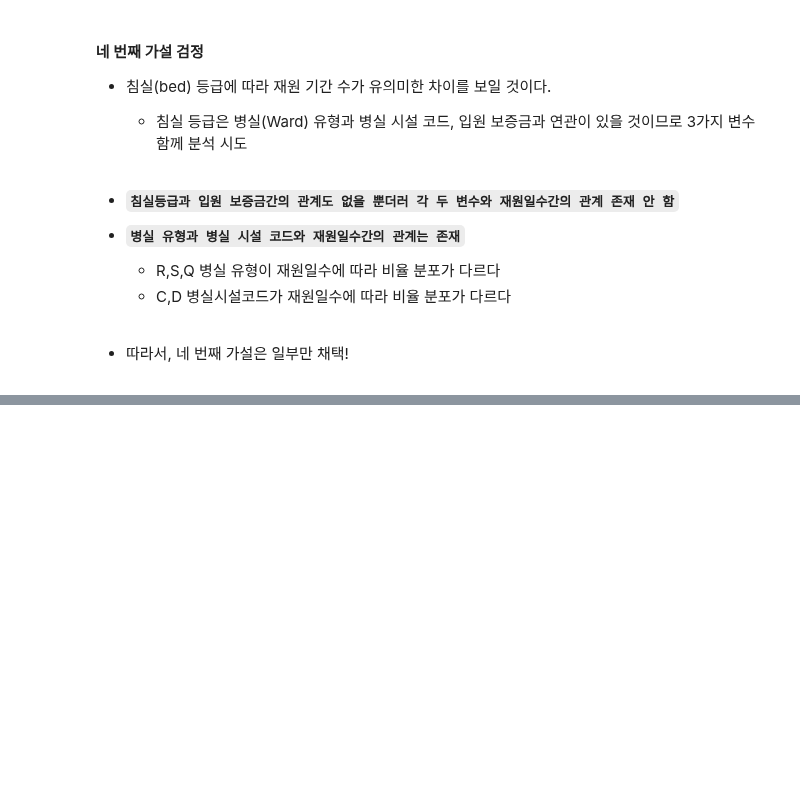
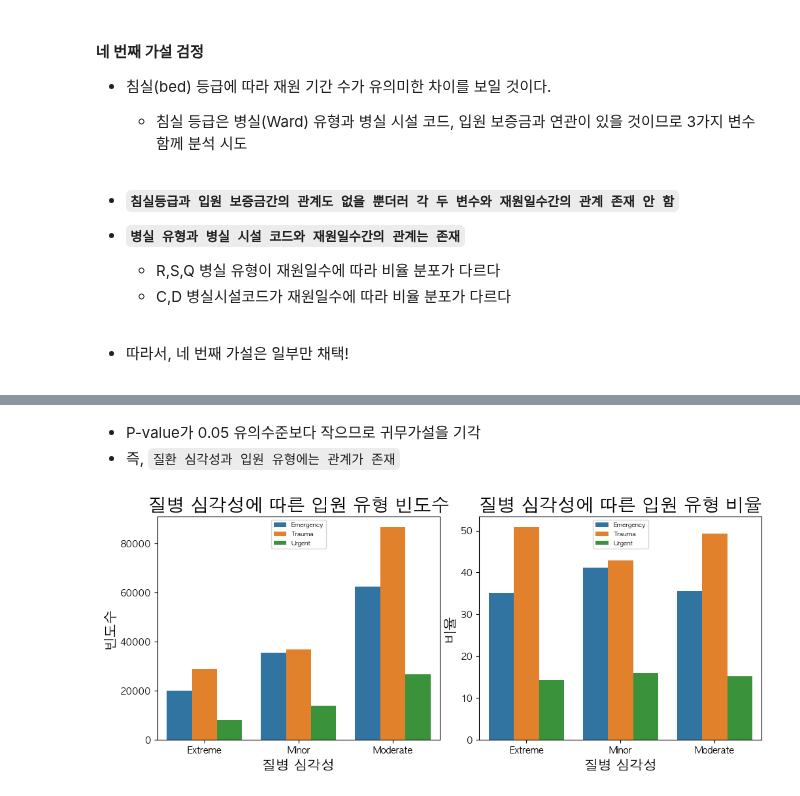
Before and after one commit to young-hun-jo/DataAnalysis, a Jupyter notebook: healthcare_los/analysis_myself.ipynb, the cells around one changed output, grey strips where cells are left out. Drawn from its saved outputs; the diff is of its cells as text; code cells hidden in the pictures; blank space fills up the shorter version.

```diff
--- a/healthcare_los/analysis_myself.ipynb
+++ b/healthcare_los/analysis_myself.ipynb
@@ -931,0 +978,4 @@ Text(0.5, 292.6787439613526, '')
+# %%
+# 질병의 심각성 마다 총 입원환자수가 다르기 때문에 비율로 환산하기 위해 질병의 심각성 각 level의 빈도수 총합을 구하자
+severity = four_df.groupby('Severity of Illness').agg({'Severity of Illness':'count'}).rename(columns={'Severity of Illness':'count'}).reset_index()
+severity
@@ -931,0 +987,5 @@ Text(0.5, 292.6787439613526, '')
+# %%
+# dict comprehension을 이용해 이중리스트를 1차원의 dict형태로 바꾸기!
+groups = severity.values.tolist()
+severity_dict = {group[0]:group[1] for group in groups}
+severity_dict
@@ -931,0 +994,10 @@ Text(0.5, 292.6787439613526, '')
+# %%
+# 질병 심각성 level의 각 총합계가 들어있는 dict를 이용해서 four_df 데이터프레임에서 총 합계 변수 생성
+group_df['severity_sum'] = ''
+for idx in range(len(group_df)):
+    group_df.loc[idx, 'severity_sum'] = severity_dict[group_df.loc[idx, 'Severity of Illness']]
+# %%
+# '비율' 파생변수 생성
+group_df['ratio'] = (group_df['count'] / group_df['severity_sum']) * 100
+group_df['ratio'] = group_df['ratio'].astype(float)
+group_df['ratio'] = group_df['ratio'].round(3)
@@ -931,0 +1051,18 @@ Text(0.5, 292.6787439613526, '')
+# %% [markdown]
+- P-value가 0.05 유의수준보다 작으므로 귀무가설을 기각
+- 즉, ``질환 심각성과 입원 유형에는 관계가 존재``
+# %%
+fig, axes = plt.subplots(figsize=(10,4), ncols=2, dpi=100)
+fig.tight_layout()
+names = ['빈도수','비율']
+sns.barplot(data=group_df, x='Severity of Illness', y='count', hue='Type of Admission', ax=axes[0])
+sns.barplot(data=group_df, x='Severity of Illness', y='ratio', hue='Type of Admission', ax=axes[1])
+
+for i, name in enumerate(names):
+    axes[i].set_title(f"질병 심각성에 따른 입원 유형 {name}", fontsize=20)
+    axes[i].set_xlabel("질병 심각성", fontsize=15)
+    axes[i].set_ylabel(name, fontsize=15)
+    axes[i].legend(loc='upper center', prop={'size':7})
+plt.show()
+# %% [output]
+[figure, added]
```
Also changed, not shown: parts of 20 cells of this notebook.
